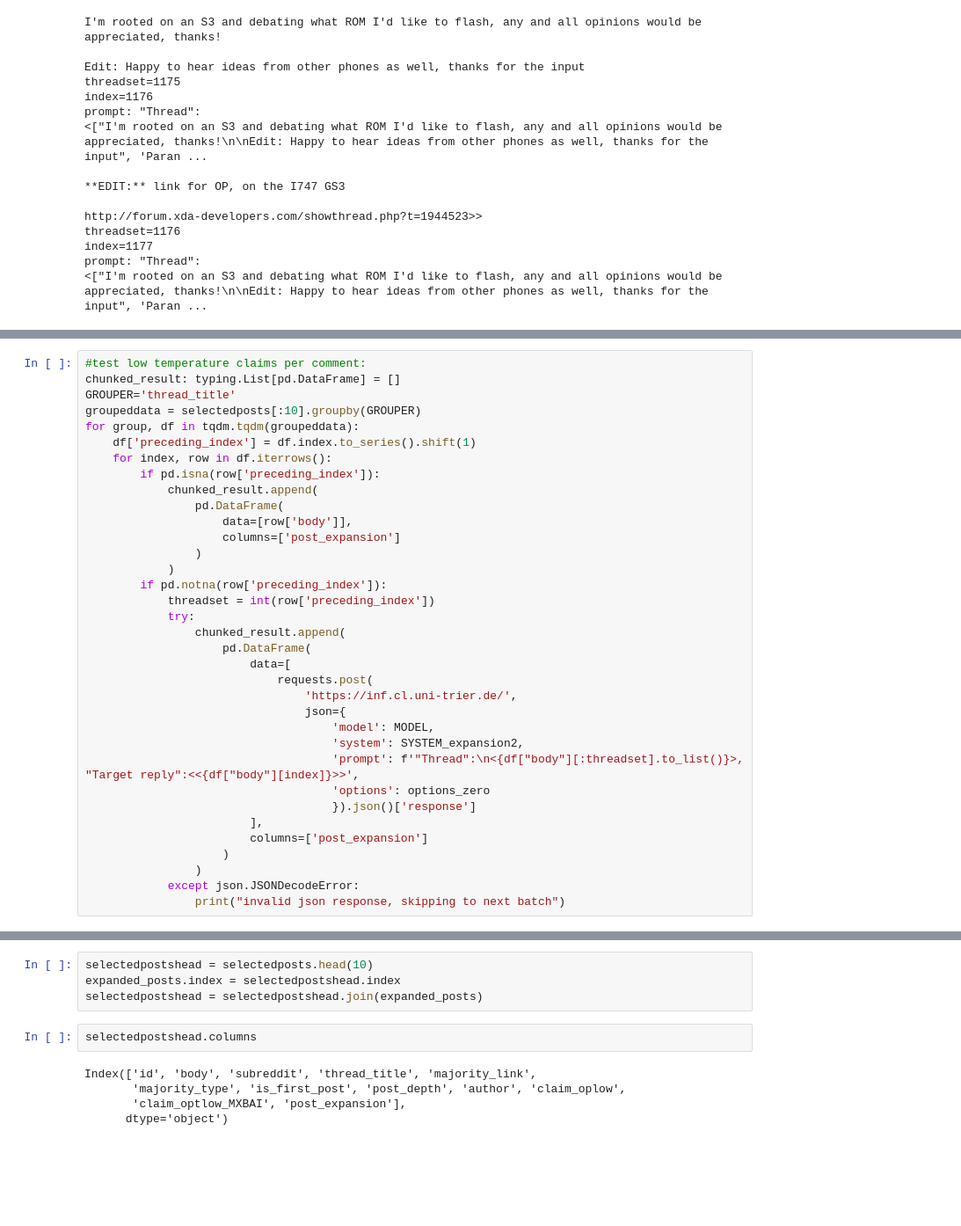
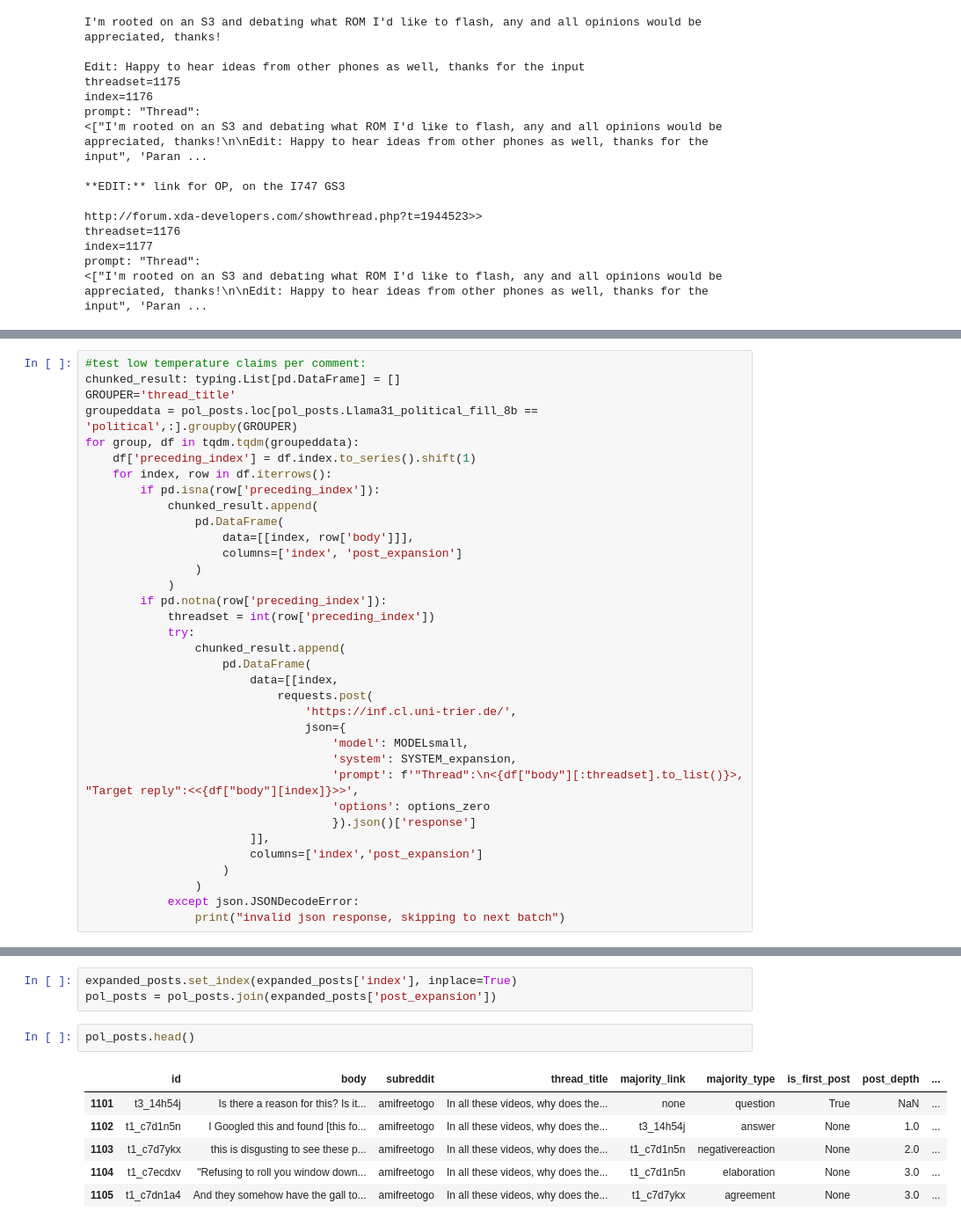
Before and after one commit to cl-trier/TWON-Exploration, a Jupyter notebook: 36--Expansion-Difference-Diversity-of-Coarse-Discourse.ipynb, the cells around one changed output, grey strips where cells are left out. Shown at 88% size. Drawn from its saved outputs; the diff is of its cells as text; blank space fills up the shorter version.

```diff
--- a/36--Expansion-Difference-Diversity-of-Coarse-Discourse.ipynb
+++ b/36--Expansion-Difference-Diversity-of-Coarse-Discourse.ipynb
@@ -189,15 +231,15 @@ df["body"][1177]
 #test low temperature claims per comment:
 chunked_result: typing.List[pd.DataFrame] = []
 GROUPER='thread_title'
-groupeddata = selectedposts[:10].groupby(GROUPER)
+groupeddata = pol_posts.loc[pol_posts.Llama31_political_fill_8b == 'political',:].groupby(GROUPER)
 for group, df in tqdm.tqdm(groupeddata):
     df['preceding_index'] = df.index.to_series().shift(1)
     for index, row in df.iterrows():
         if pd.isna(row['preceding_index']):
             chunked_result.append(
                 pd.DataFrame(
-                    data=[row['body']],
-                    columns=['post_expansion']
+                    data=[[index, row['body']]],
+                    columns=['index', 'post_expansion']
                 )
             )
         if pd.notna(row['preceding_index']):
@@ -205,17 +247,17 @@ for group, df in tqdm.tqdm(groupeddata):
             try:
                 chunked_result.append(
                     pd.DataFrame(
-                        data=[
+                        data=[[index,
                             requests.post(
                                 'https://inf.cl.uni-trier.de/',
                                 json={
-                                    'model': MODEL,
-                                    'system': SYSTEM_expansion2,
+                                    'model': MODELsmall,
+                                    'system': SYSTEM_expansion,
                                     'prompt': f'"Thread":\n<{df["body"][:threadset].to_list()}>, "Target reply":<<{df["body"][index]}>>',
                                     'options': options_zero
                                     }).json()['response']
-                        ],
-                        columns=['post_expansion']
+                        ]],
+                        columns=['index','post_expansion']
                     )
                 )
             except json.JSONDecodeError:
@@ -282,14 +340,15 @@ RangeIndex(start=0, stop=10, step=1)
-# %%
-selectedpostshead = selectedposts.head(10)
-expanded_posts.index = selectedpostshead.index
-selectedpostshead = selectedpostshead.join(expanded_posts)
-# %%
-selectedpostshead.columns
-# %% [output]
-Index(['id', 'body', 'subreddit', 'thread_title', 'majority_link',
-       'majority_type', 'is_first_post', 'post_depth', 'author', 'claim_oplow',
-       'claim_optlow_MXBAI', 'post_expansion'],
-      dtype='object')
+# %%
+expanded_posts.set_index(expanded_posts['index'], inplace=True)
+pol_posts = pol_posts.join(expanded_posts['post_expansion'])
+# %%
+pol_posts.head()
+# %% [output]
+|  | id | body | subreddit | thread_title | majority_link | majority_type | is_first_post | post_depth | ... |
+| 1101 | t3_14h54j | Is there a reason for this? Is it... | amifreetogo | In all these videos, why does the... | none | question | True | NaN | ... |
+| 1102 | t1_c7d1n5n | I Googled this and found [this fo... | amifreetogo | In all these videos, why does the... | t3_14h54j | answer | None | 1.0 | ... |
+| 1103 | t1_c7d7ykx | this is disgusting to see these p... | amifreetogo | In all these videos, why does the... | t1_c7d1n5n | negativereaction | None | 2.0 | ... |
+| 1104 | t1_c7ecdxv | "Refusing to roll you window down... | amifreetogo | In all these videos, why does the... | t1_c7d1n5n | elaboration | None | 3.0 | ... |
+| 1105 | t1_c7dn1a4 | And they somehow have the gall to... | amifreetogo | In all these videos, why does the... | t1_c7d7ykx | agreement | None | 3.0 | ... |
 # %%
 SYSTEM_claim: str = \
     """
```
Also changed, not shown: parts of 108 cells of this notebook, 6 other files.
